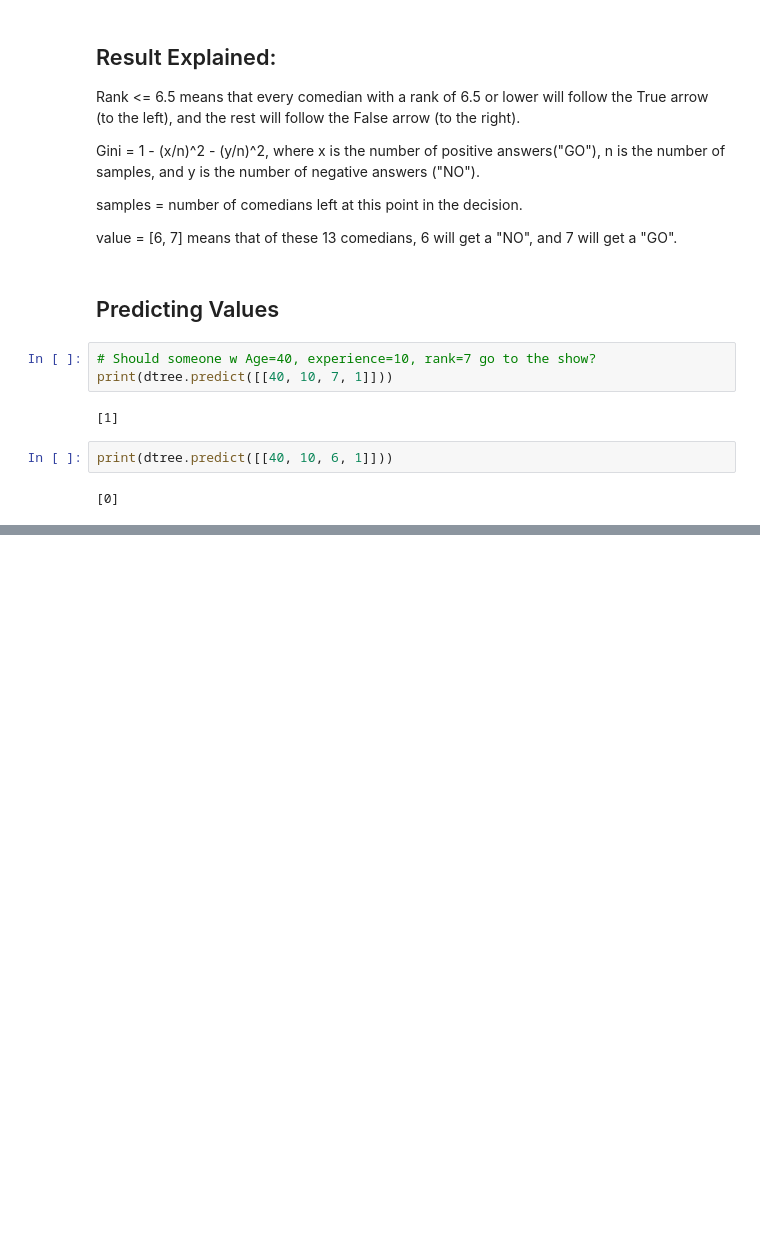
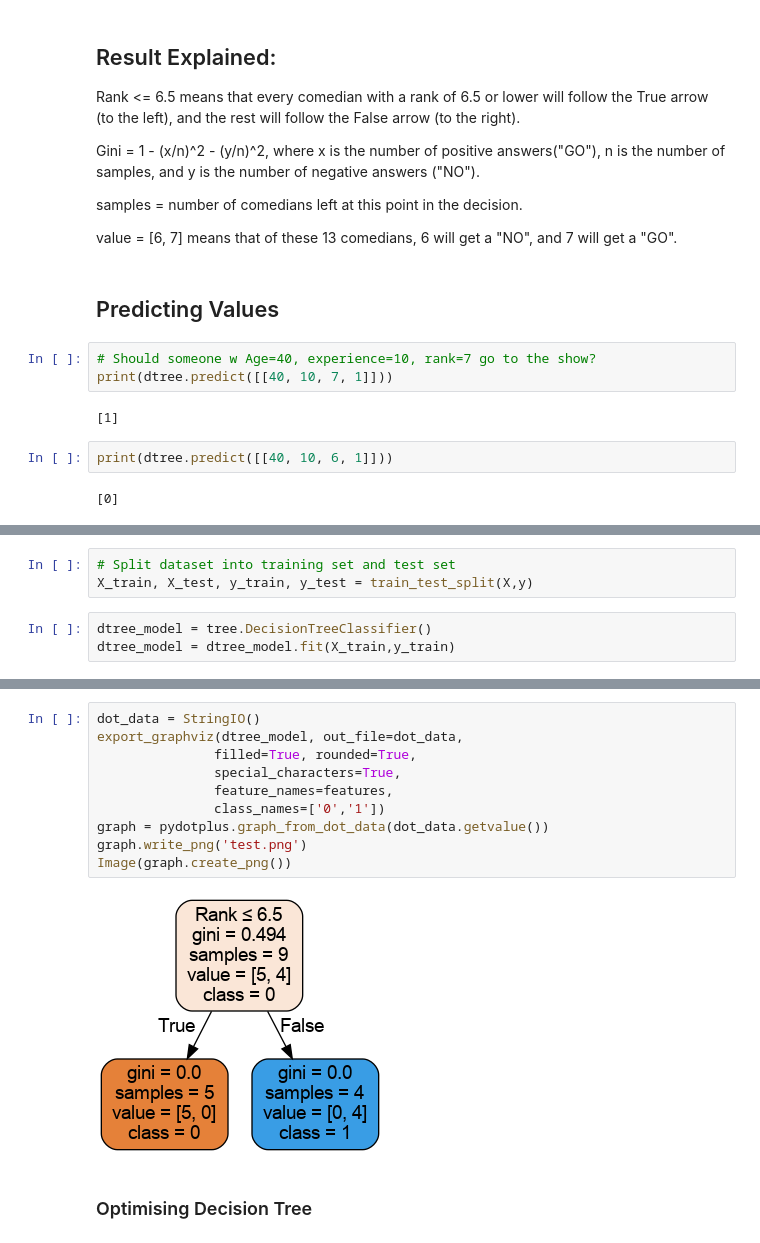
Before and after one commit to rahkooy/Machine_Learning, a Jupyter notebook: Decision_Tree/Decision_Tree_Examples.ipynb, the cells around one changed output, grey strips where cells are left out. Drawn from its saved outputs; the diff is of its cells as text; blank space fills up the shorter version.

```diff
--- a/Decision_Tree/Decision_Tree_Examples.ipynb
+++ b/Decision_Tree/Decision_Tree_Examples.ipynb
@@ -140,0 +154,6 @@ print(dtree.predict([[40, 10, 6, 1]]))
+# %%
+# Split dataset into training set and test set
+X_train, X_test, y_train, y_test = train_test_split(X,y)
+# %%
+dtree_model = tree.DecisionTreeClassifier()
+dtree_model = dtree_model.fit(X_train,y_train)
@@ -140,0 +177,14 @@ print(dtree.predict([[40, 10, 6, 1]]))
+# %%
+dot_data = StringIO()
+export_graphviz(dtree_model, out_file=dot_data,
+               filled=True, rounded=True,
+               special_characters=True,
+               feature_names=features,
+               class_names=['0','1'])
+graph = pydotplus.graph_from_dot_data(dot_data.getvalue())
+graph.write_png('test.png')
+Image(graph.create_png())
+# %% [output]
+[figure, added]
+# %% [markdown]
+### Optimising Decision Tree
```
Also changed, not shown: parts of 13 cells of this notebook, 1 other file.
